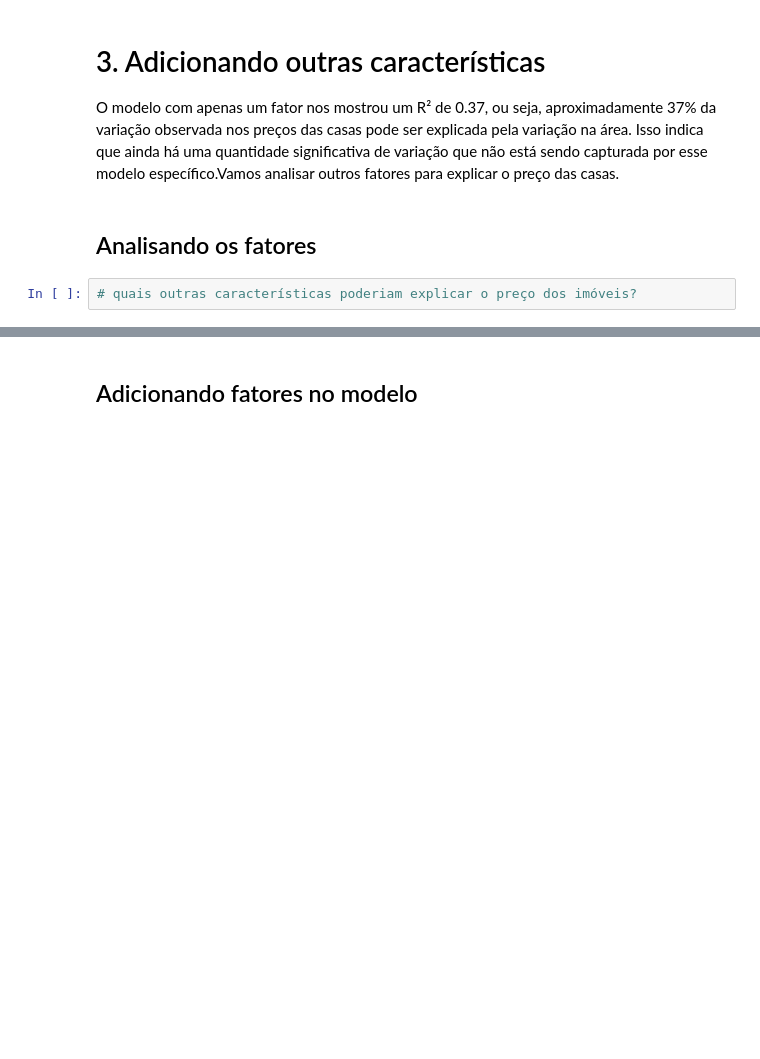
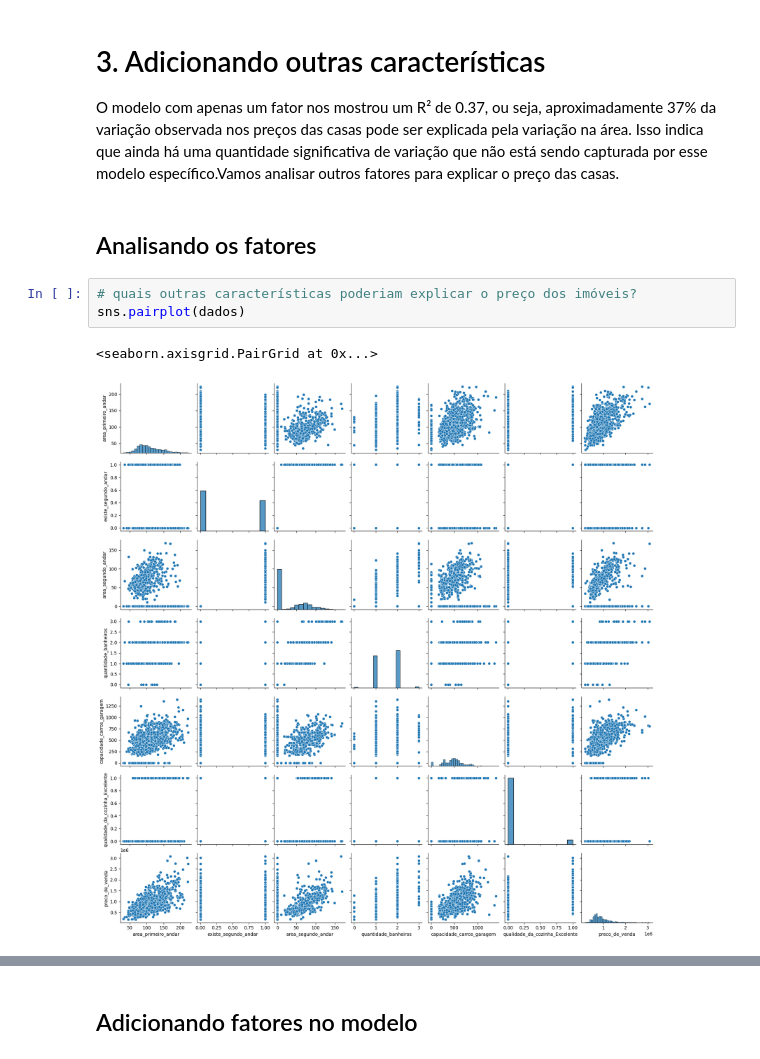
Before and after one commit to JCrpa/curso14_data_science_testando_relacoes_com_regressao_linear, a Jupyter notebook: Preços_de_imoveis_utilizando_regressao_linear.ipynb, the cells around one changed output, grey strips where cells are left out. Drawn from its saved outputs; the diff is of its cells as text; blank space fills up the shorter version.

```diff
--- a/Preços_de_imoveis_utilizando_regressao_linear.ipynb
+++ b/Preços_de_imoveis_utilizando_regressao_linear.ipynb
@@ -264,3 +264,7 @@ Isso indica que ainda há uma quantidade significativa de variação que não es
 ## Analisando os fatores
 # %%
 # quais outras características poderiam explicar o preço dos imóveis?
+sns.pairplot(dados)
+# %% [output]
+<seaborn.axisgrid.PairGrid at 0x...>
+[figure, added]
```
Also changed, not shown: parts of 2 cells of this notebook.
